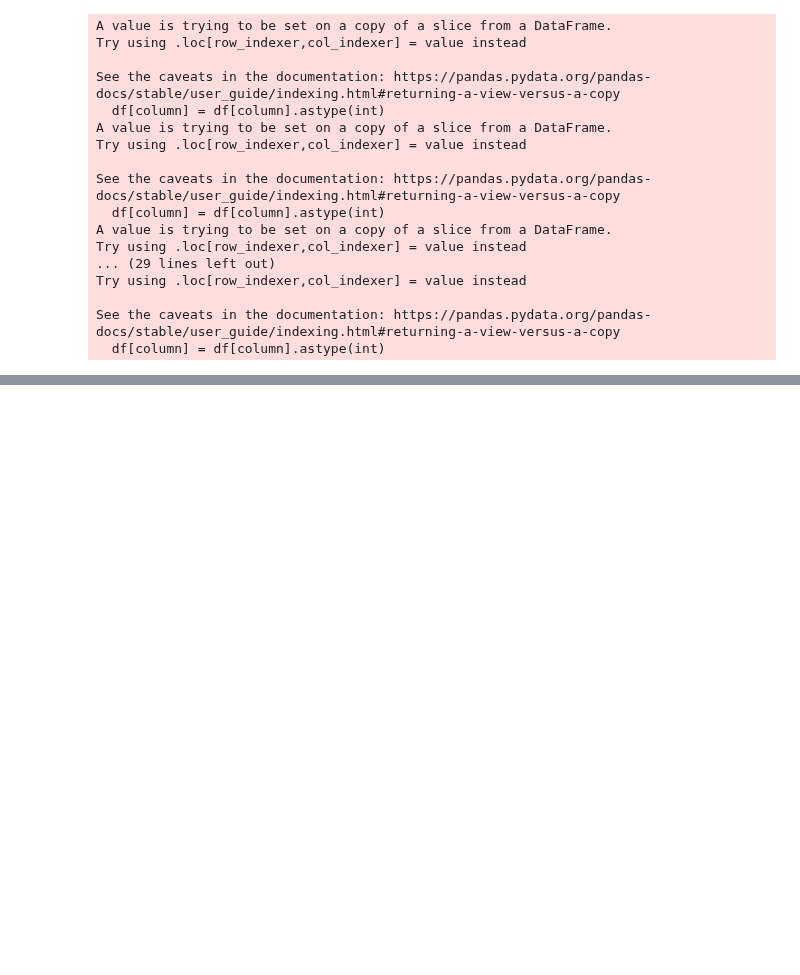
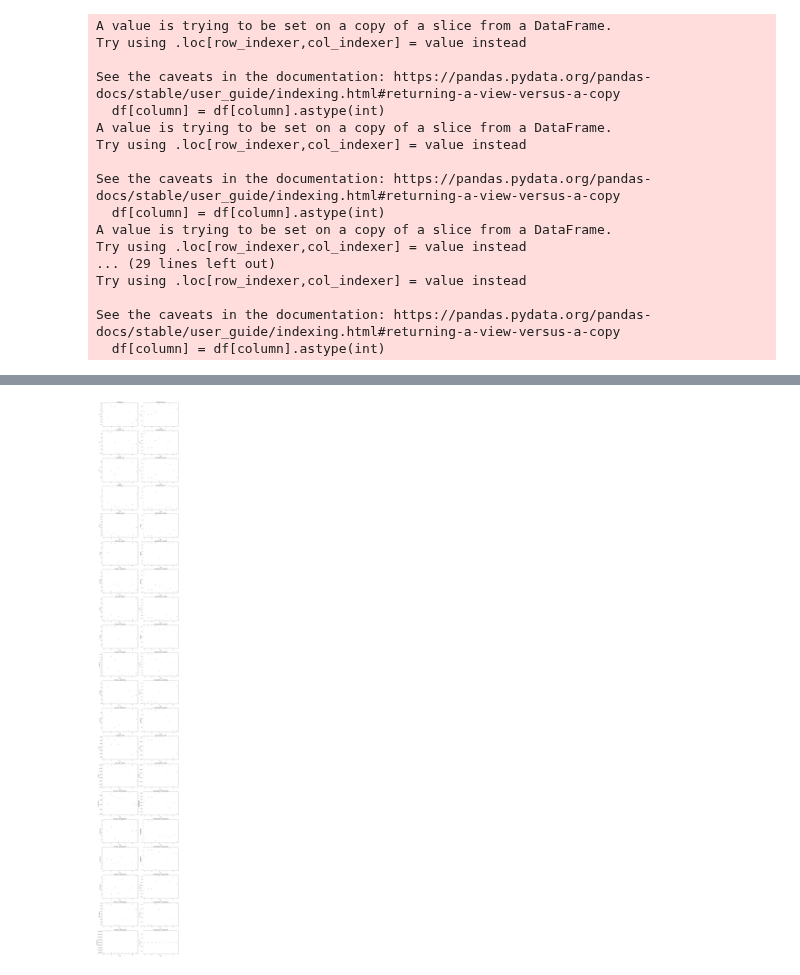
Before and after one commit to robertnesterodhiambo/Advanced_Data_analysis, a Jupyter notebook: viuzlization.ipynb, the cells around one changed output, grey strips where cells are left out. Saved outputs shown, nothing was run; the diff lists cells and outputs as text; code cells hidden in the pictures; blank space fills up the shorter version.

```diff
--- a/viuzlization.ipynb
+++ b/viuzlization.ipynb
@@ -281,3 +375,26 @@ pd.set_option('display.max_columns', None)
+# %%
+# Create subplots for side-by-side comparison
+fig, axes = plt.subplots(nrows=len(relevant_columns), ncols=2, figsize=(15, 5*len(relevant_columns)))
+
+# Plot each column for real-world and simulated data
+for i, column in enumerate(relevant_columns):
+    # Scatter plot for real-world data
+    axes[i, 0].scatter(range(len(AnalysisResults_reduced)), AnalysisResults_reduced[column], label='Real Data', alpha=0.5)
+    axes[i, 0].set_title(f'Real Data - {column}')
+    axes[i, 0].set_xlabel('Index')
+    axes[i, 0].set_ylabel(column)
+
+    # Scatter plot for simulated data
+    axes[i, 1].scatter(range(len(AnalysisResultsmc_reduced)), AnalysisResultsmc_reduced[column], label='Simulated Data', alpha=0.5)
+    axes[i, 1].set_title(f'Simulated Data - {column}')
+    axes[i, 1].set_xlabel('Index')
+    axes[i, 1].set_ylabel(column)
+
+# Adjust layout and display the plots
+plt.tight_layout()
+plt.show()
+# %% [output]
+[figure, added]
 # %% [markdown]
 1. Linear Regression
 2. Logistic Regression
```
Also changed, not shown: parts of 5 cells of this notebook.
